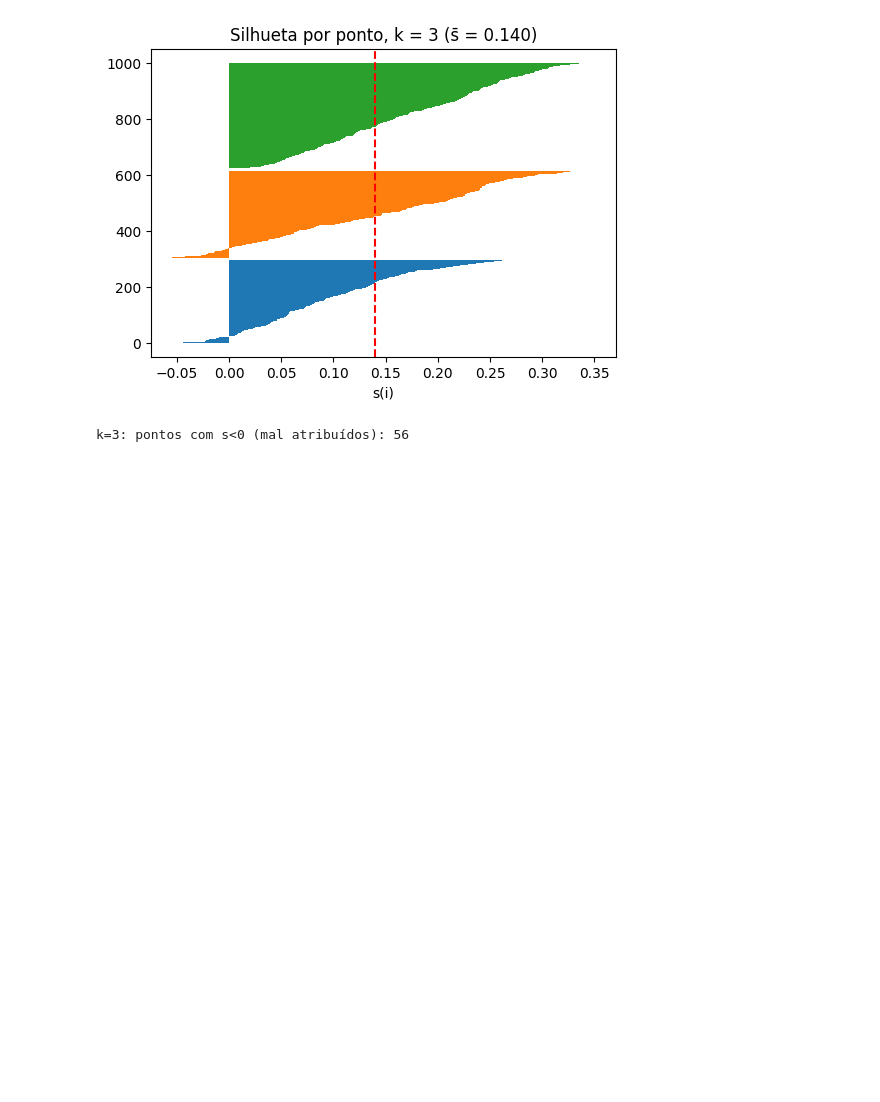
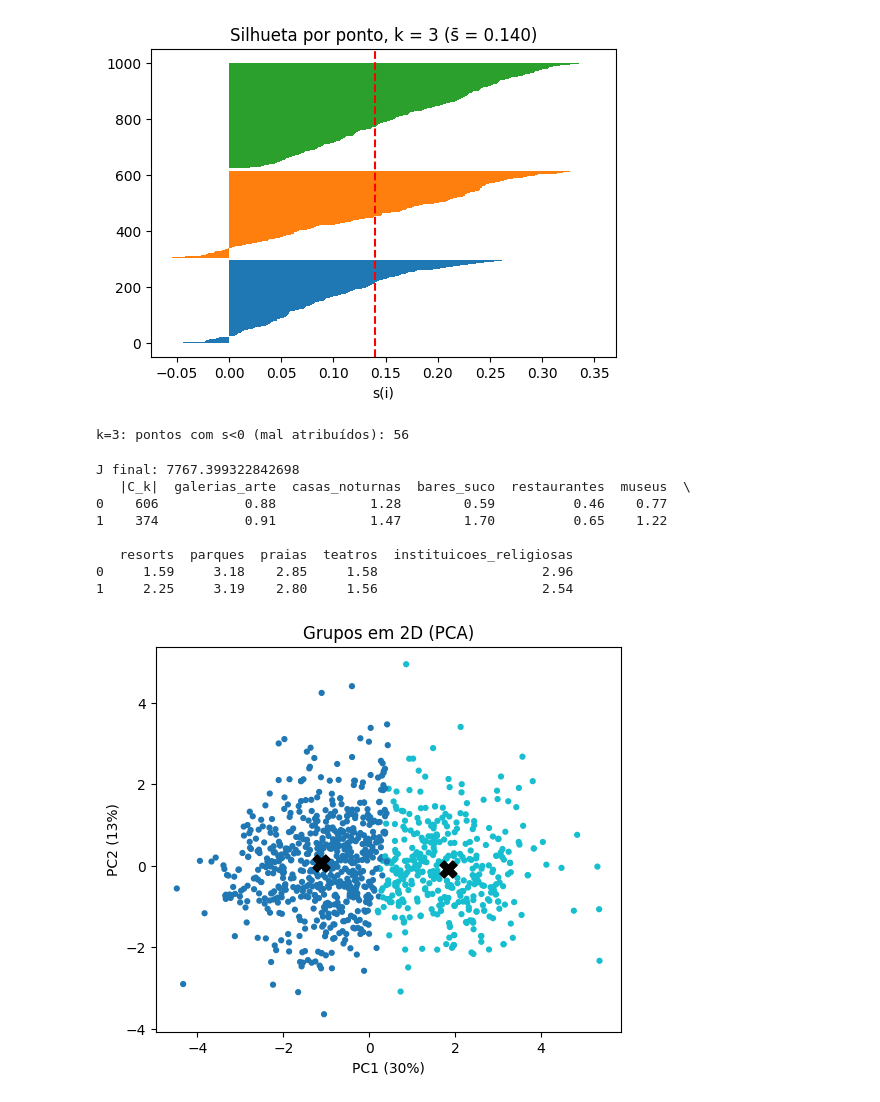
Before and after one commit to Saikonfate/TDE4-Matematica, a Jupyter notebook: TDE4_Matematica.ipynb, the cells around one changed output. Cells and saved outputs as stored; diff of their text form; code cells hidden in the pictures; blank space fills up the shorter version.

Commit message:
Treina modelo final, mostra centróides e visualiza grupos com PCA

```diff
--- a/TDE4_Matematica.ipynb
+++ b/TDE4_Matematica.ipynb
@@ -122,3 +122,31 @@ plot_silhueta(K_ESCOLHIDO + 1)
 k=2: pontos com s<0 (mal atribuídos): 35
 [figure]
 k=3: pontos com s<0 (mal atribuídos): 56
+# %%
+km = KMeans(n_clusters=K_ESCOLHIDO, init='k-means++', n_init=10, random_state=42).fit(Z)
+print("J final:", km.inertia_)
+
+cent = scaler.inverse_transform(km.cluster_centers_)
+tabela = pd.DataFrame(cent, columns=df.columns).round(2)
+tabela.insert(0, '|C_k|', np.bincount(km.labels_))
+print(tabela)
+
+pca = PCA(n_components=2).fit(Z)
+P = pca.transform(Z)
+plt.figure(figsize=(6, 5))
+plt.scatter(P[:, 0], P[:, 1], c=km.labels_, s=12, cmap='tab10')
+cp = pca.transform(km.cluster_centers_)
+plt.scatter(cp[:, 0], cp[:, 1], c='black', marker='X', s=150)
+plt.xlabel(f'PC1 ({pca.explained_variance_ratio_[0]:.0%})')
+plt.ylabel(f'PC2 ({pca.explained_variance_ratio_[1]:.0%})')
+plt.title('Grupos em 2D (PCA)'); plt.show()
+# %% [output]
+J final: 7767.399322842698
+   |C_k|  galerias_arte  casas_noturnas  bares_suco  restaurantes  museus  \
+0    606           0.88            1.28        0.59          0.46    0.77
+1    374           0.91            1.47        1.70          0.65    1.22
+
+   resorts  parques  praias  teatros  instituicoes_religiosas
+0     1.59     3.18    2.85     1.58                     2.96
+1     2.25     3.19    2.80     1.56                     2.54
+[figure, added]
```
